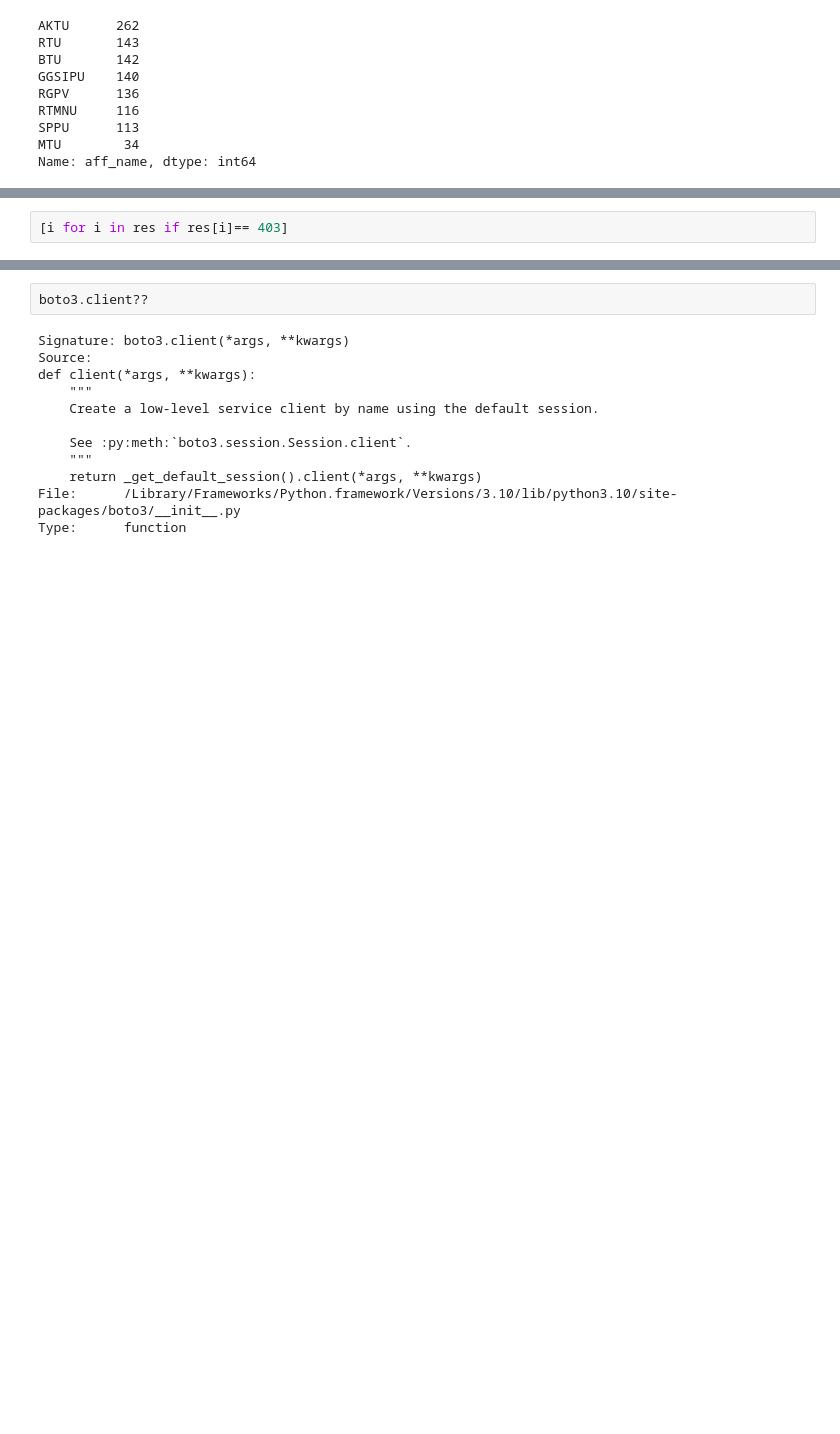
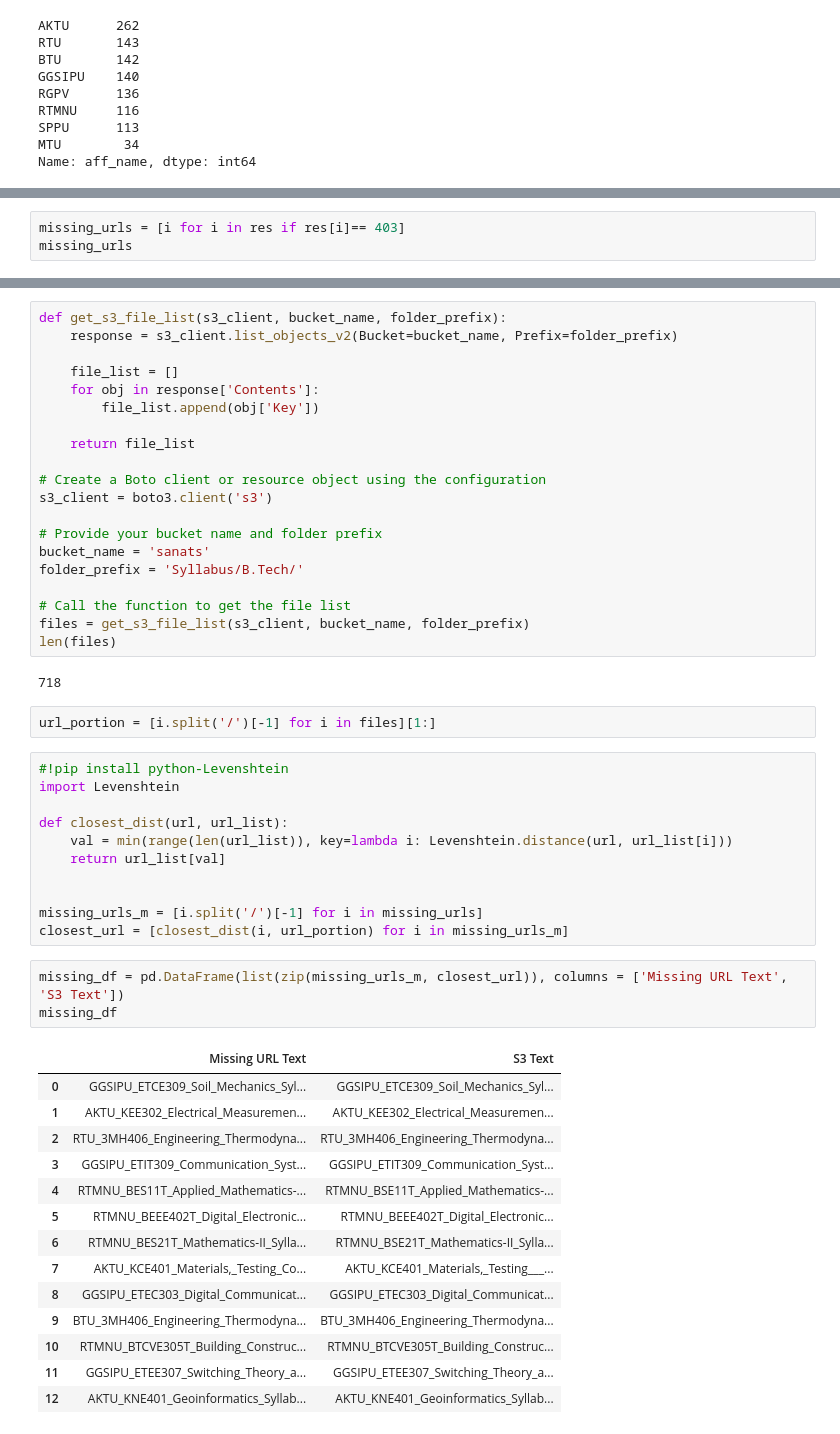
Before and after one commit to Eduneev/CCPTimeline, a Jupyter notebook: nbs/Product Generation Pipeline.ipynb, the cells around one changed output, grey strips where cells are left out. Drawn from its saved outputs; the diff is of its cells as text; blank space fills up the shorter version.

```diff
--- a/nbs/Product Generation Pipeline.ipynb
+++ b/nbs/Product Generation Pipeline.ipynb
@@ -492,3 +473,4 @@ Counter({200: 505, 403: 102})
 # %%
-[i for i in res if res[i]== 403]
+missing_urls = [i for i in res if res[i]== 403]
+missing_urls
 # %% [output]
@@ -516,14 +497,53 @@ s3 = boto3.client('s3')
 # %%
-boto3.client??
+def get_s3_file_list(s3_client, bucket_name, folder_prefix):
+    response = s3_client.list_objects_v2(Bucket=bucket_name, Prefix=folder_prefix)
+
+    file_list = []
+    for obj in response['Contents']:
+        file_list.append(obj['Key'])
+
+    return file_list
+
+# Create a Boto client or resource object using the configuration
+s3_client = boto3.client('s3')
+
+# Provide your bucket name and folder prefix
+bucket_name = 'sanats'
+folder_prefix = 'Syllabus/B.Tech/'
+
+# Call the function to get the file list
+files = get_s3_file_list(s3_client, bucket_name, folder_prefix)
+len(files)
 # %% [output]
-Signature: boto3.client(*args, **kwargs)
-Source:
-def client(*args, **kwargs):
-    """
-    Create a low-level service client by name using the default session.
-
-    See :py:meth:`boto3.session.Session.client`.
-    """
-    return _get_default_session().client(*args, **kwargs)
-File:      /Library/Frameworks/Python.framework/Versions/3.10/lib/python3.10/site-packages/boto3/__init__.py
-Type:      function
+718
+# %%
+url_portion = [i.split('/')[-1] for i in files][1:]
+# %%
+#!pip install python-Levenshtein
+import Levenshtein
+
+def closest_dist(url, url_list):
+    val = min(range(len(url_list)), key=lambda i: Levenshtein.distance(url, url_list[i]))
+    return url_list[val]
+
+
+missing_urls_m = [i.split('/')[-1] for i in missing_urls]
+closest_url = [closest_dist(i, url_portion) for i in missing_urls_m]
+# %%
+missing_df = pd.DataFrame(list(zip(missing_urls_m, closest_url)), columns = ['Missing URL Text', 'S3 Text'])
+missing_df
+# %% [output]
+|  | Missing URL Text | S3 Text |
+| 0 | GGSIPU_ETCE309_Soil_Mechanics_Syl... | GGSIPU_ETCE309_Soil_Mechanics_Syl... |
+| 1 | AKTU_KEE302_Electrical_Measuremen... | AKTU_KEE302_Electrical_Measuremen... |
+| 2 | RTU_3MH406_Engineering_Thermodyna... | RTU_3MH406_Engineering_Thermodyna... |
+| 3 | GGSIPU_ETIT309_Communication_Syst... | GGSIPU_ETIT309_Communication_Syst... |
+| 4 | RTMNU_BES11T_Applied_Mathematics-... | RTMNU_BSE11T_Applied_Mathematics-... |
+| 5 | RTMNU_BEEE402T_Digital_Electronic... | RTMNU_BEEE402T_Digital_Electronic... |
+| 6 | RTMNU_BES21T_Mathematics-II_Sylla... | RTMNU_BSE21T_Mathematics-II_Sylla... |
+| 7 | AKTU_KCE401_Materials,_Testing_Co... | AKTU_KCE401_Materials,_Testing___... |
+| 8 | GGSIPU_ETEC303_Digital_Communicat... | GGSIPU_ETEC303_Digital_Communicat... |
+| 9 | BTU_3MH406_Engineering_Thermodyna... | BTU_3MH406_Engineering_Thermodyna... |
+| 10 | RTMNU_BTCVE305T_Building_Construc... | RTMNU_BTCVE305T_Building_Construc... |
+| 11 | GGSIPU_ETEE307_Switching_Theory_a... | GGSIPU_ETEE307_Switching_Theory_a... |
+| 12 | AKTU_KNE401_Geoinformatics_Syllab... | AKTU_KNE401_Geoinformatics_Syllab... |
```
Also changed, not shown: parts of 13 cells of this notebook, 1 other file.
